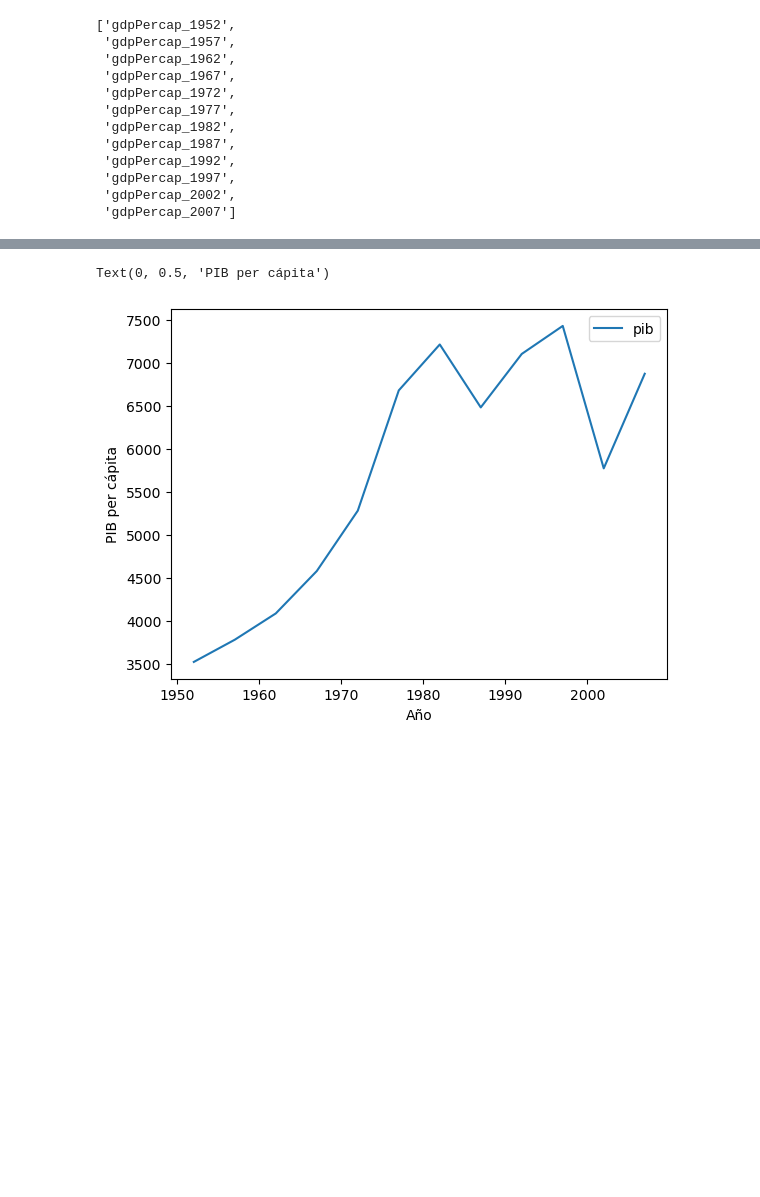
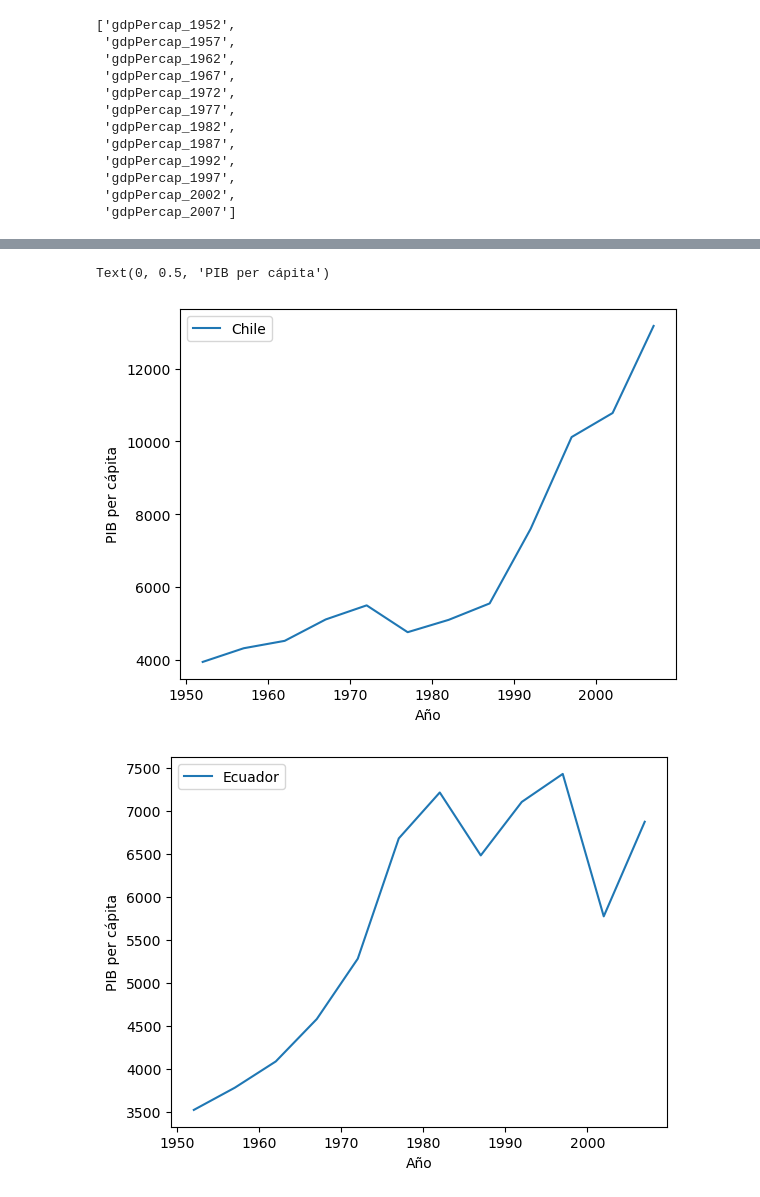
Before and after one commit to laboratoriolide/new-dimensions-materiales, a Jupyter notebook: Python/Semana_4.ipynb, the cells around one changed output, grey strips where cells are left out. Drawn from its saved outputs; the diff is of its cells as text; code cells hidden in the pictures; blank space fills up the shorter version.

```diff
--- a/Python/Semana_4.ipynb
+++ b/Python/Semana_4.ipynb
@@ -34,7 +35,7 @@ pib_global.head()
 | 4 | Africa | Burkina Faso | 543.255241 | 617.183465 | 722.512021 | 794.826560 | 854.735976 | ... |
 5 rows × 38 columns
 # %%
-pib_ecuador = pib_global[pib_global.country == 'Ecuador']
+pib_ecuador = pib_global[(pib_global.country == 'Ecuador') | (pib_global.country == 'Chile')]
 pib_ecuador
 # %% [output]
 |  | continent | country | gdpPercap_1952 | gdpPercap_1957 | gdpPercap_1962 | gdpPercap_1967 | gdpPercap_1972 | ... |
@@ -68,3 +70,6 @@ mi_lista
  'gdpPercap_1997',
  'gdpPercap_2002',
  'gdpPercap_2007']
+# %%
+nombres_pais = pd.DataFrame(pib_ecuador.country)
+nombres_pais
@@ -87,0 +97,3 @@ pib_ecuador
+# %%
+pib_ecuador.columns = nombres_pais.country
+pib_ecuador
@@ -88,5 +121,5 @@ pib_ecuador
 # %%
 pib_ecuador.reset_index(inplace=True)
 # %%
-pib_ecuador.columns = ['anio', 'pib']
-pib_ecuador
+# pib_ecuador.columns = ['anio', 'pib']
+pib_ecuador.rename(columns={'index': 'anio'}, inplace=True)
@@ -116,8 +153,12 @@ pib     float64
 dtype: object
 # %%
-pib_ecuador.plot(x = 'anio', y = 'pib')
+pib_ecuador.plot(x = 'anio', y = 'Chile')
 plt.xlabel('Año')
 plt.ylabel('PIB per cápita')
+pib_ecuador.plot(x = 'anio', y = 'Ecuador')
+plt.xlabel('Año')
+plt.ylabel('PIB per cápita')
 # %% [output]
 Text(0, 0.5, 'PIB per cápita')
-[figure, old version]
+[figure, new version]
+[figure, added]
```
Also changed, not shown: parts of 13 cells of this notebook.
